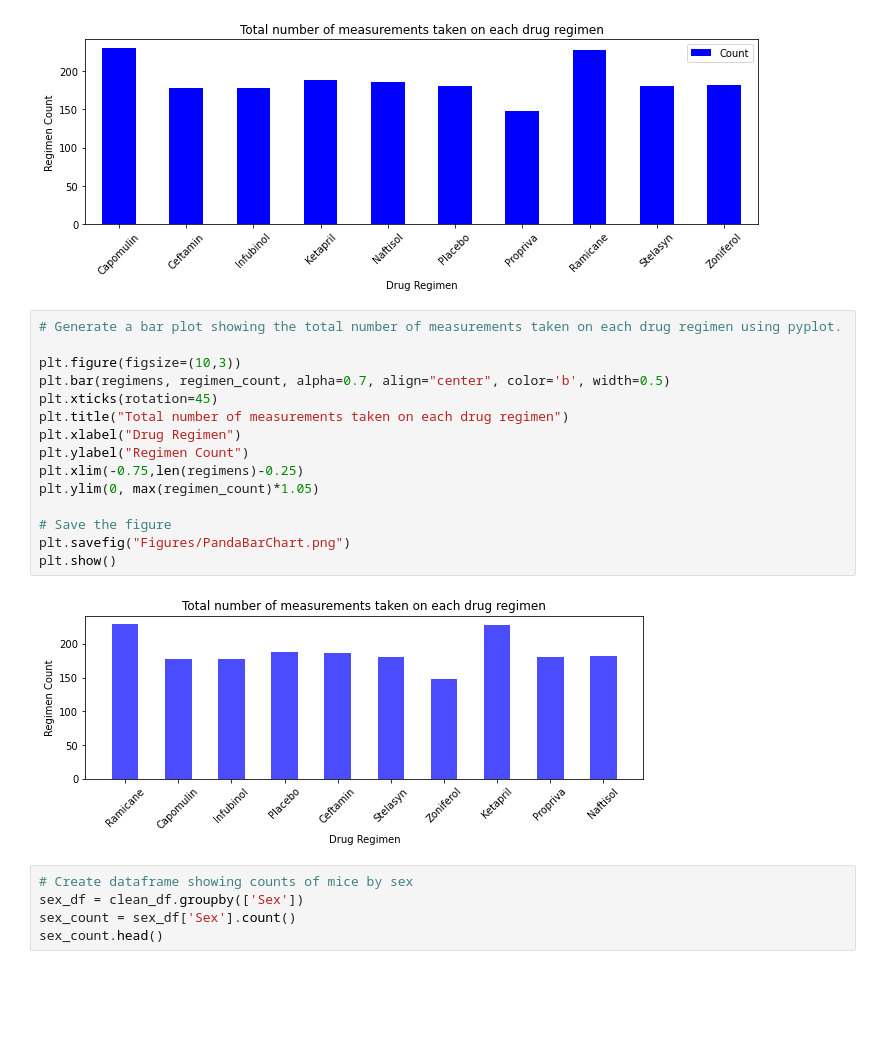
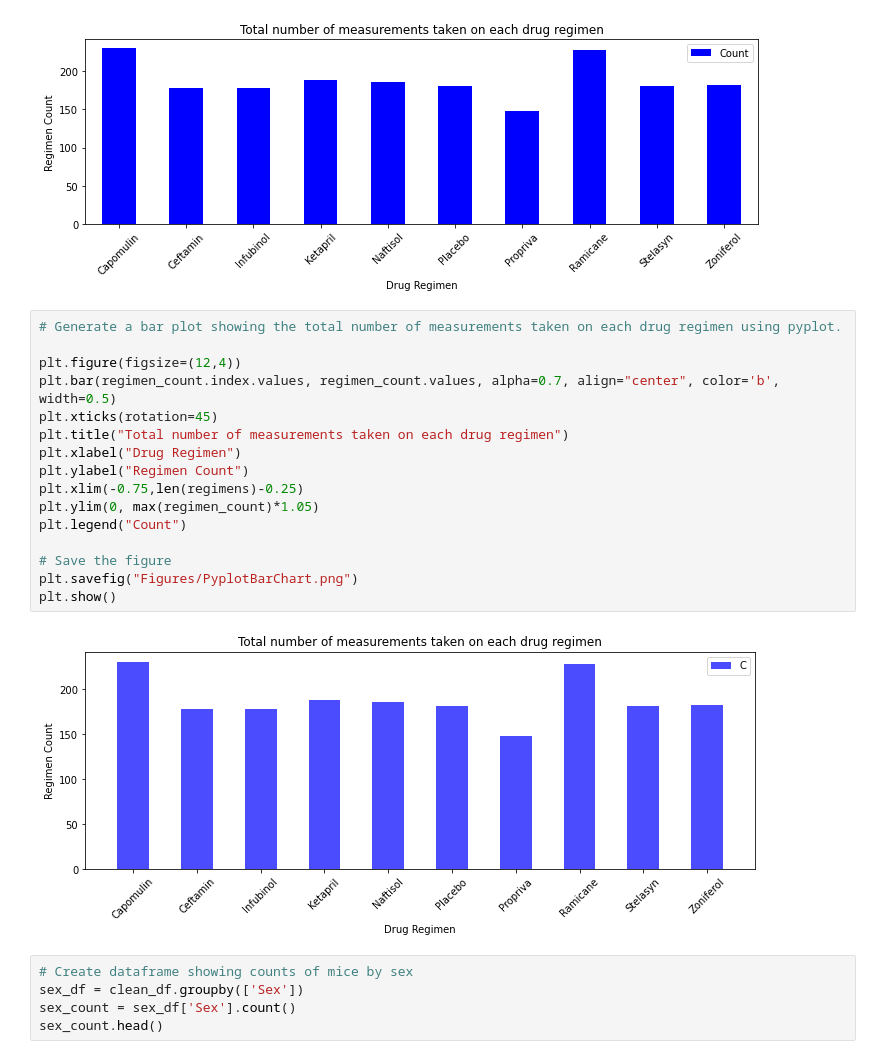
Before and after one commit to ashante112/matplotlib-challenge, a Jupyter notebook: Pymaceuticals/pymaceuticals_starter.ipynb, the cells around one changed output. Saved outputs shown, nothing was run; the diff lists cells and outputs as text; blank space fills up the shorter version.

```diff
--- a/Pymaceuticals/pymaceuticals_starter.ipynb
+++ b/Pymaceuticals/pymaceuticals_starter.ipynb
@@ -238,20 +229,21 @@ plt.show()
 # %%
 # Generate a bar plot showing the total number of measurements taken on each drug regimen using pyplot.
 
-plt.figure(figsize=(10,3))
-plt.bar(regimens, regimen_count, alpha=0.7, align="center", color='b', width=0.5)
+plt.figure(figsize=(12,4))
+plt.bar(regimen_count.index.values, regimen_count.values, alpha=0.7, align="center", color='b', width=0.5)
 plt.xticks(rotation=45)
 plt.title("Total number of measurements taken on each drug regimen")
 plt.xlabel("Drug Regimen")
 plt.ylabel("Regimen Count")
 plt.xlim(-0.75,len(regimens)-0.25)
 plt.ylim(0, max(regimen_count)*1.05)
+plt.legend("Count")
 
 # Save the figure
-plt.savefig("Figures/PandaBarChart.png")
+plt.savefig("Figures/PyplotBarChart.png")
 plt.show()
 # %% [output]
-[figure, old version]
+[figure, new version]
 # %%
 # Create dataframe showing counts of mice by sex
 sex_df = clean_df.groupby(['Sex'])
```
Also changed, not shown: parts of 6 cells of this notebook, 4 other files.
